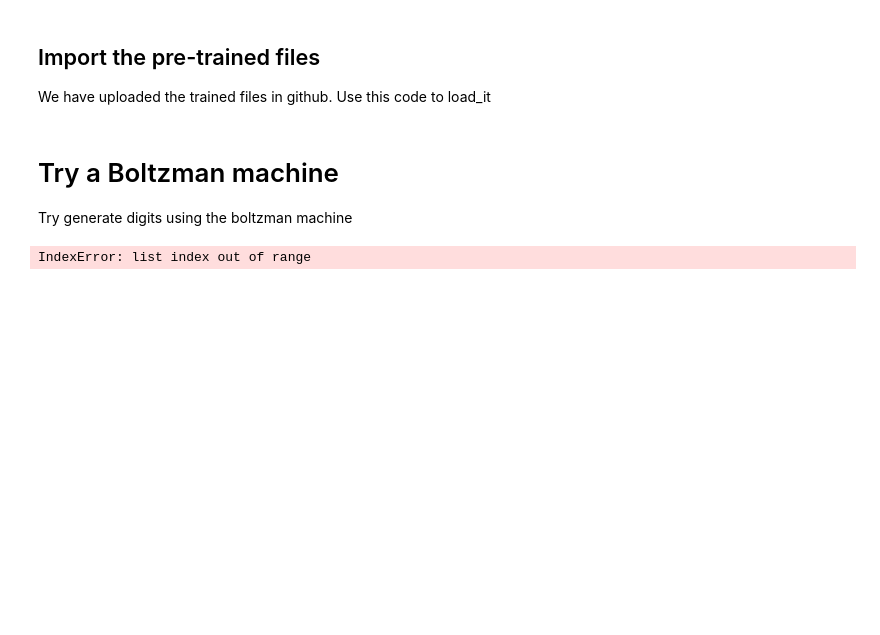
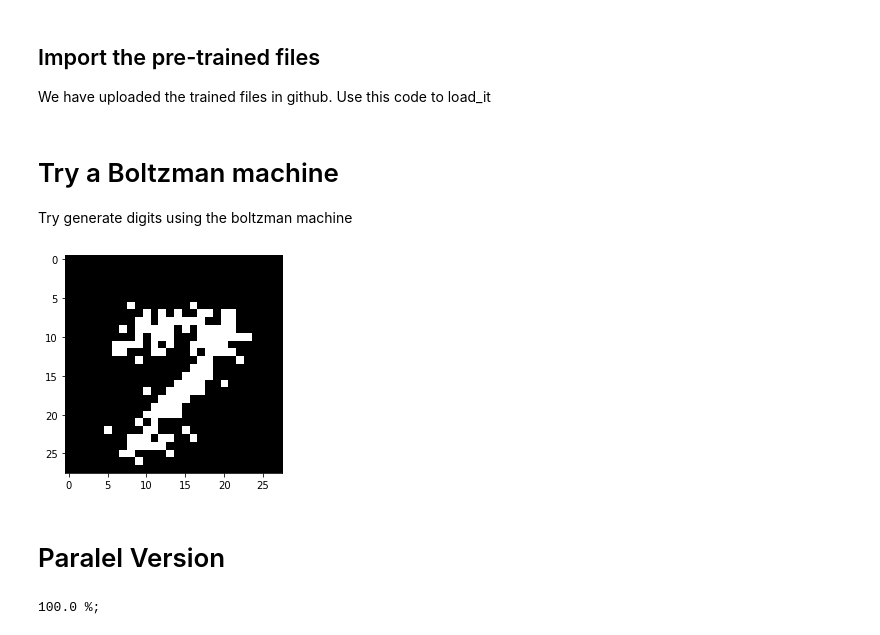
Before and after one commit to gdguerrerog/boltzman_machine_nn, a Jupyter notebook: MaquinasdeBoltzmann.ipynb, the cells around one changed output. Drawn from its saved outputs; the diff is of its cells as text; code cells hidden in the pictures; blank space fills up the shorter version.

```diff
--- a/MaquinasdeBoltzmann.ipynb
+++ b/MaquinasdeBoltzmann.ipynb
@@ -212,7 +213,7 @@ class BoltzmanMachine:
 
   def import_from_file(self, name):
 
-    with open('a' + str(name) + '.json', 'r') as f: self.w = json.load(f)
+    with open('a' + str(name) + '.json', 'r') as f: self.w = np.array(json.load(f))
     with open('b' + str(name) + '.json', 'r') as f: bias_v = json.load(f)
     with open('w' + str(name) + '.json', 'r') as f: bias_h = json.load(f)
 
@@ -373,18 +374,20 @@ Try generate digits using the boltzman machine
 # %%
 from matplotlib import pyplot
 
 bm_minst = BoltzmanMachine(28*28, 500, learning_rate=0.02)
-bm_minst.import_from_obj(trained_files[6])
+bm_minst.import_from_obj(trained_files[7])
 
 bm_minst.reset_state()
-for i in range(100):
+for i in range(1):
     bm_minst.update_v()
     bm_minst.update_h()
 
 bm_minst_result = bm_minst.v_vector()
 
 # pyplot.imshow(two_character_ds[3], cmap=pyplot.get_cmap('gray'))
 pyplot.imshow(binvec2img(bm_minst_result), cmap=pyplot.get_cmap('gray'))
 pyplot.show()
 # %% [output]
-IndexError: list index out of range
+[figure, added]
+# %% [markdown]
+# Paralel Version
@@ -390,0 +591,17 @@ IndexError: list index out of range
+# %%
+bm_minst = BoltzmanMachine(28*28, 500, learning_rate=0.01)
+
+total = len(train_X[:1])
+current = 0
+last_p = 0.01
+for traim_img in train_X:
+    if current/total >= last_p:
+        last_p += 0.01
+        print(current/total * 100, '%', end='; ')
+        break
+    current += 1
+    bm_minst.train(np.array(img2binvec(traim_img)), 1)
+
+bm_minst.export_to_file('full')
+# %% [output]
+100.0 %;
```
Also changed, not shown: parts of 4 cells of this notebook, 3 other files.
